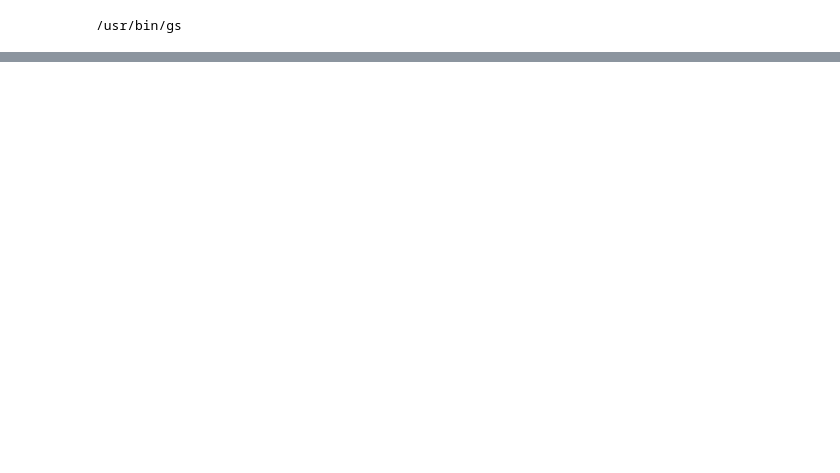
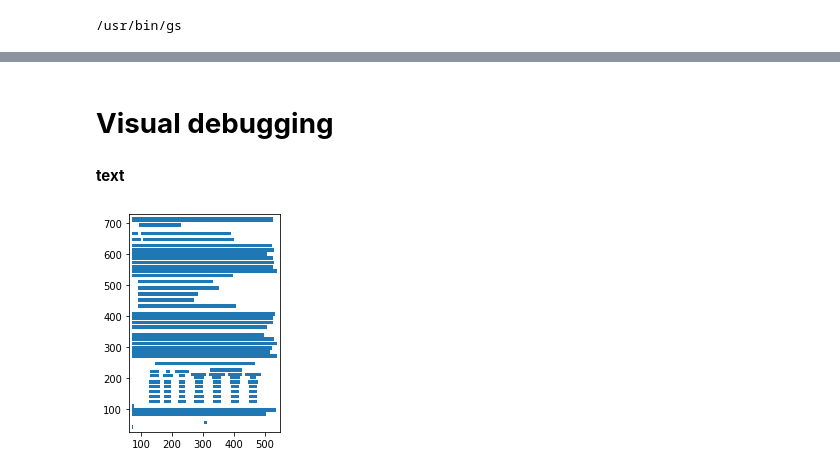
Before and after one commit to Amit-Padye/Care-Ratings, a Jupyter notebook: Scrap_table_from_pdf_camelot.ipynb, the cells around one changed output, grey strips where cells are left out. Drawn from its saved outputs; the diff is of its cells as text; code cells hidden in the pictures; blank space fills up the shorter version.

```diff
--- a/Scrap_table_from_pdf_camelot.ipynb
+++ b/Scrap_table_from_pdf_camelot.ipynb
@@ -42,0 +65,2 @@ tables[0].df
+# %%
+tables=camelot.read_pdf('/content/background_lines.pdf',process_background=True)
@@ -42,0 +79,8 @@ tables[0].df
+# %% [markdown]
+# **Visual debugging**
+# %% [markdown]
+**text**
+# %%
+camelot.plot(tables[0], kind='text').show()
+# %% [output]
+[figure, added]
```
Also changed, not shown: parts of 54 cells of this notebook.
